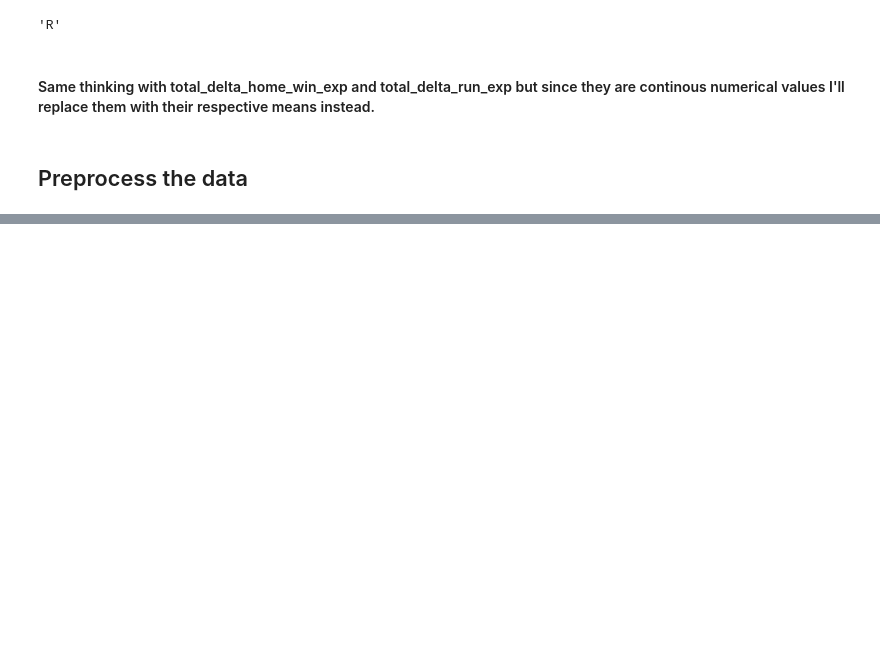
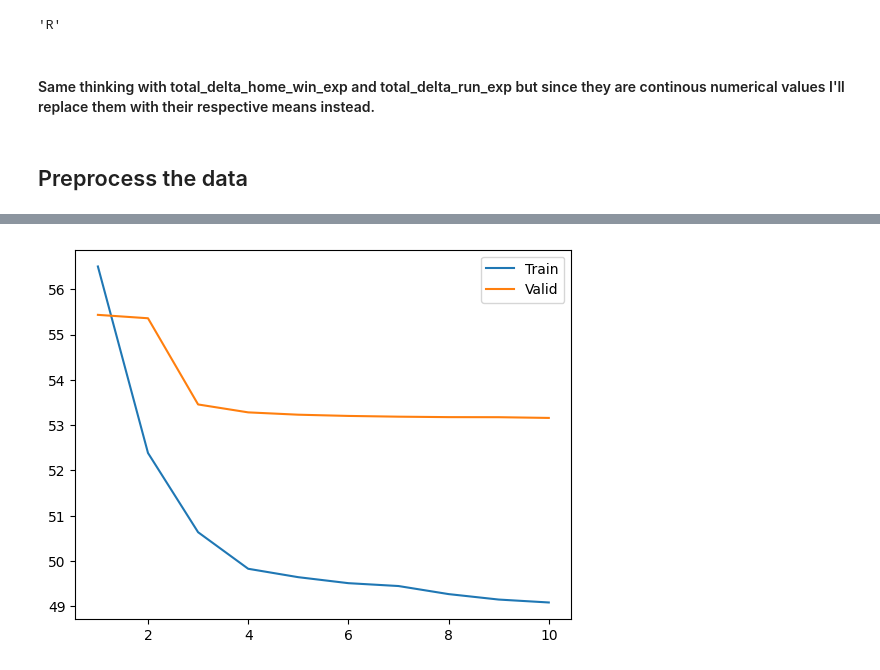
Before and after one commit to declanelias/deli_dudes, a Jupyter notebook: NN_stuff.ipynb, the cells around one changed output, grey strips where cells are left out. Saved outputs shown, nothing was run; the diff lists cells and outputs as text; code cells hidden in the pictures; blank space fills up the shorter version.

Commit message:
hitter nn stuff is done but not sure what's happening with pitcher stuff

```diff
--- a/NN_stuff.ipynb
+++ b/NN_stuff.ipynb
@@ -303,0 +242,12 @@ plot_loss_curves(np.linspace(1, epochs, epochs).astype(int), train_loss, valid_l
+# %%
+from torch.utils.data import DataLoader
+
+batch_size = 32
+
+train_data = HitterDataset(train_x, train_y, train_indices)
+valid_data = HitterDataset(valid_x, valid_y, valid_indices)
+test_data = HitterDataset(test_x, test_y, test_indices)
+
+train_loader = DataLoader(train_data, batch_size=batch_size)
+valid_loader = DataLoader(valid_data, batch_size=batch_size)
+test_loader = DataLoader(test_data, batch_size=batch_size)
@@ -303,0 +394,28 @@ plot_loss_curves(np.linspace(1, epochs, epochs).astype(int), train_loss, valid_l
+# %%
+class LSTMModel_2(nn.Module):
+    def __init__(self, hidden_layer_size, num_layers, dropout=0.2, input_size=train_x.shape[2]):
+        super(LSTMModel_2, self).__init__()
+
+        self.fc1 = nn.Linear(input_size, hidden_layer_size)
+        self.relu = nn.ReLU()
+        self.lstm = nn.LSTM(hidden_layer_size, hidden_size=hidden_layer_size, num_layers=num_layers)
+        self.dropout = nn.Dropout(dropout)
+        self.fc2 = nn.Linear(hidden_layer_size, 1)
+
+    def forward(self, x):
+        out = self.fc1(x)
+        out = self.relu(out)
+        lstm_out, (hn, cn) = self.lstm(out)
+        out = lstm_out[:, -1, :]
+        out = self.dropout(out)
+        out = self.relu(out)
+        out = self.fc2(out)
+        return out.squeeze()
+# %%
+model = LSTMModel_2(hidden_layer_size=32, num_layers=2, dropout=0.4)
+optimizer = optim.Adam(model.parameters(), lr=0.0001)
+criterion = nn.MSELoss()
+epochs = 10
+
+train_loss, valid_loss = train_model(epochs, model, optimizer, criterion)
+# %% [output]
@@ -303,0 +432 @@ plot_loss_curves(np.linspace(1, epochs, epochs).astype(int), train_loss, valid_l
+[figure, added]
```
Also changed, not shown: parts of 49 cells of this notebook, 5 other files.
